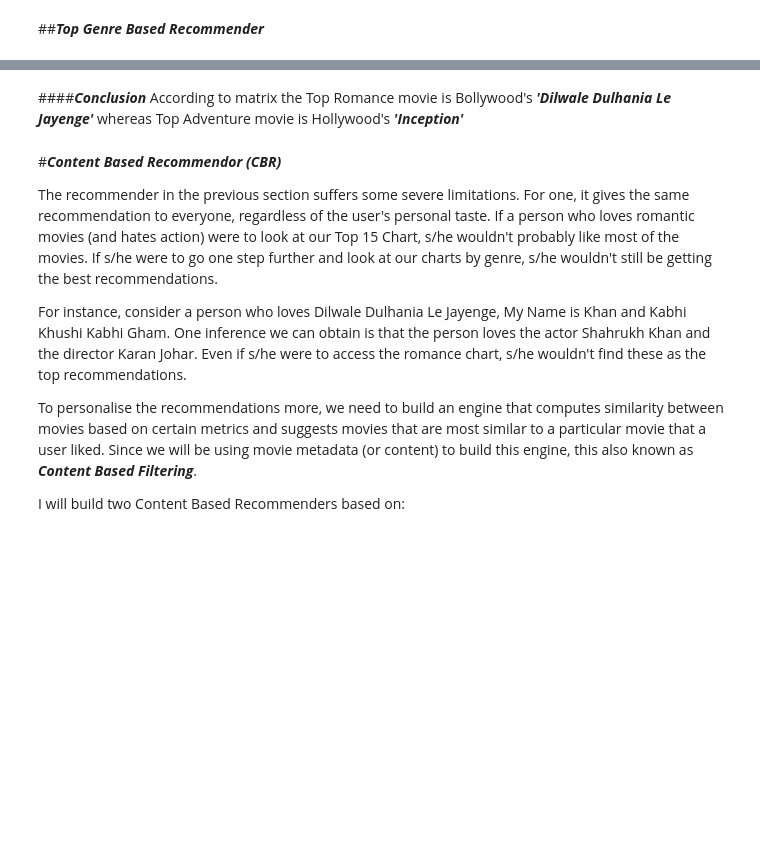
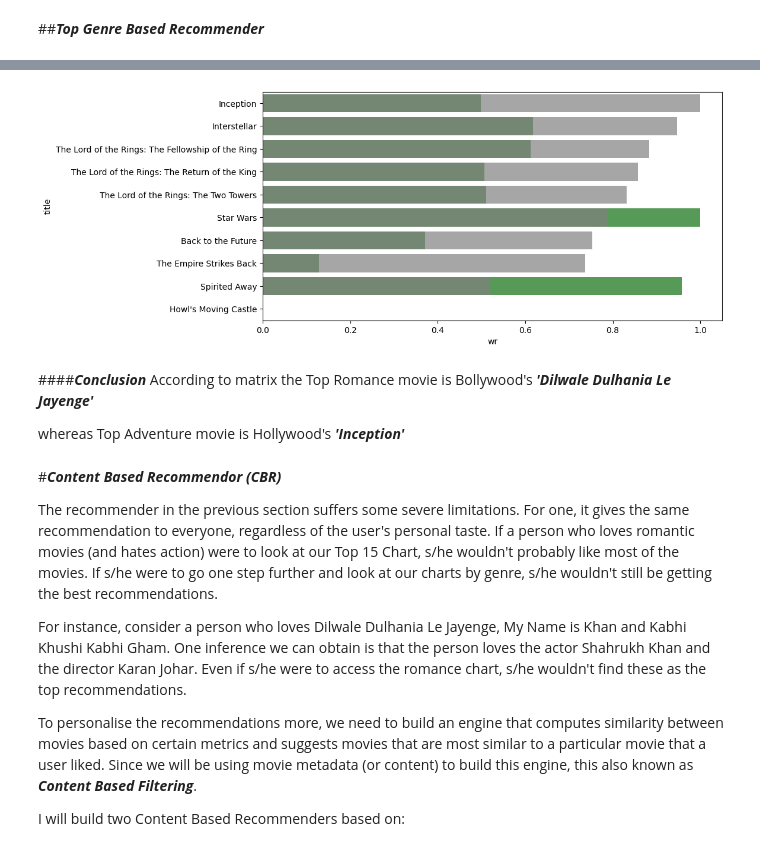
Before and after one commit to amitoshacharya/Movie-Recommender-System, a Jupyter notebook: Movie_Recommender_EDA.ipynb, the cells around one changed output, grey strips where cells are left out. Drawn from its saved outputs; the diff is of its cells as text; code cells hidden in the pictures; blank space fills up the shorter version.

```diff
--- a/Movie_Recommender_EDA.ipynb
+++ b/Movie_Recommender_EDA.ipynb
@@ -352,9 +382,15 @@ See the caveats in the documentation: https://pandas.pydata.org/pandas-docs/stab
 | 1154 | The Empire Strikes Back | 19.470959 | 8.0 | 5998.0 | 1980 | Adventure | 7.790329 |
 | 5481 | Spirited Away | 41.048867 | 8.0 | 3968.0 | 2001 | Adventure | 7.695056 |
 | 9698 | Howl's Moving Castle | 16.136048 | 8.0 | 2049.0 | 2004 | Adventure | 7.465435 |
+# %%
+demographic_view(data=top_movies(genre='Adventure', hd=10),x=['popularity','wr'],bar_color=['green','gray'],sort_key='wr')
+# %% [output]
+[figure, added]
 # %% [markdown]
 ####***Conclusion***
-According to matrix the Top Romance movie is Bollywood's ***'Dilwale Dulhania Le Jayenge'*** whereas Top Adventure movie is Hollywood's ***'Inception'***
+According to matrix the Top Romance movie is Bollywood's ***'Dilwale Dulhania Le Jayenge'***
+
+whereas Top Adventure movie is Hollywood's ***'Inception'***
 # %% [markdown]
 #***Content Based Recommendor (CBR)***
 
```
Also changed, not shown: parts of 19 cells of this notebook.
